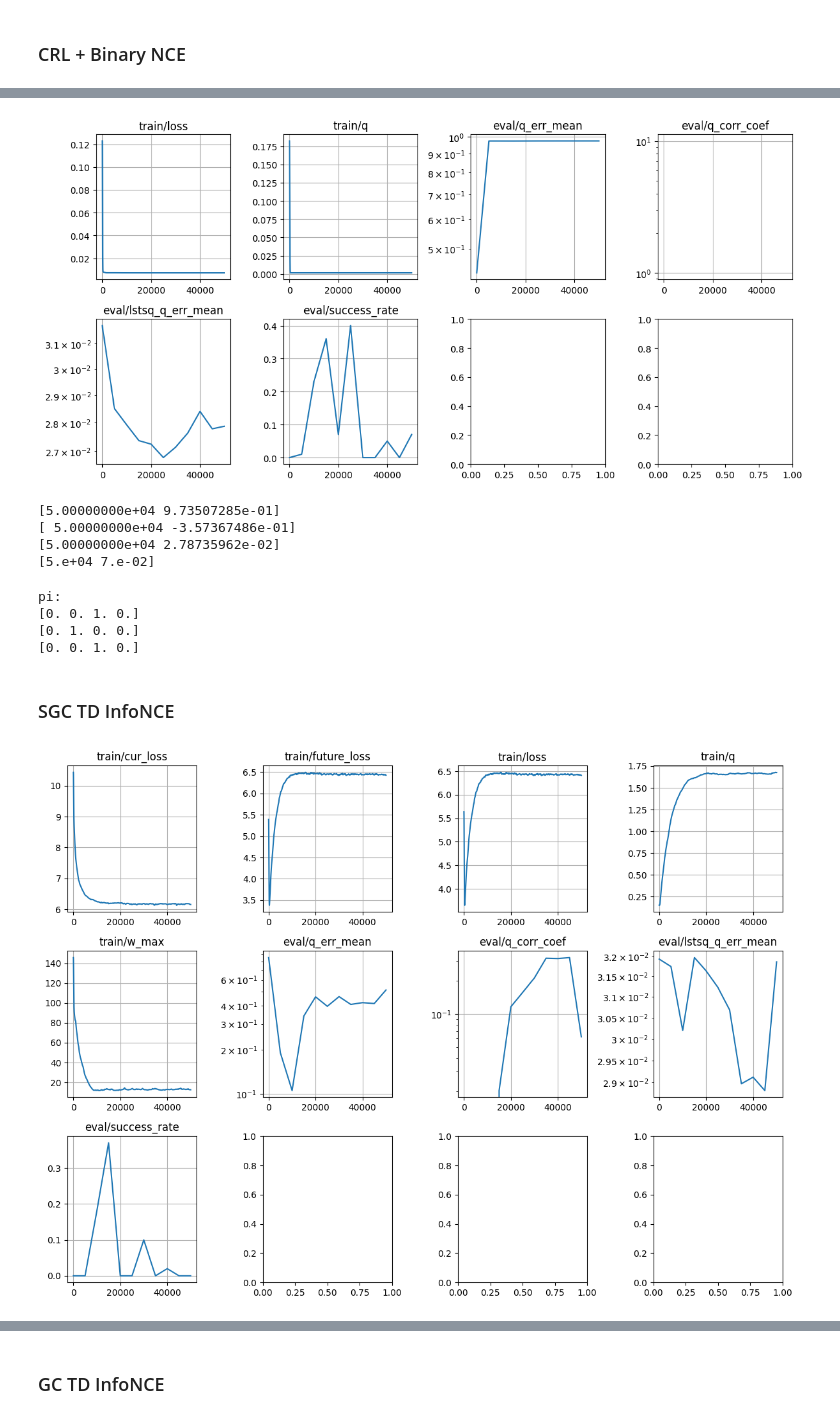
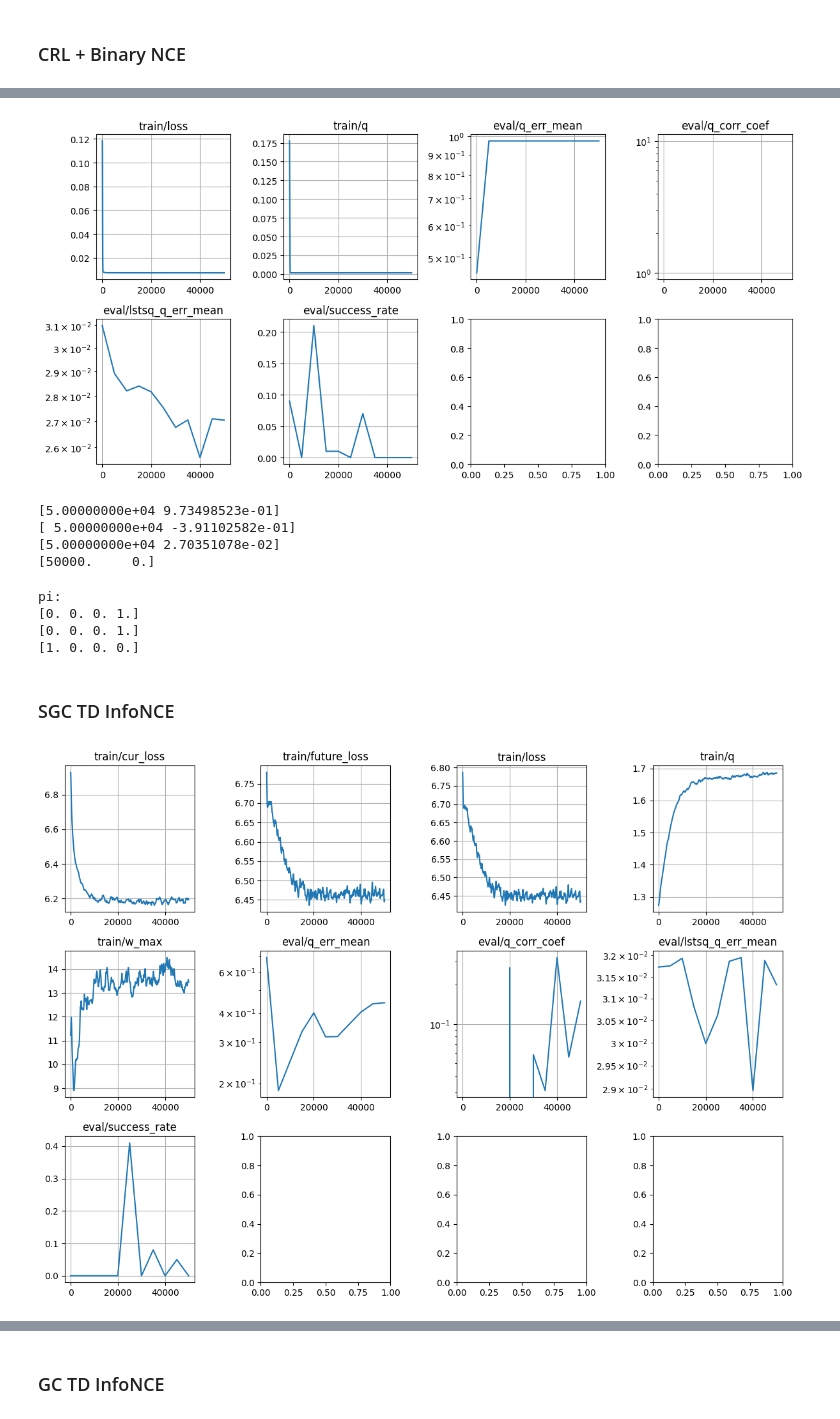
Before and after one commit to chongyi-zheng/ogbench, a Jupyter notebook: notebooks/mdp2gcmdp_CliffWalking.ipynb, the cells around one changed output, grey strips where cells are left out. Drawn from its saved outputs; the diff is of its cells as text; code cells hidden in the pictures.

```diff
--- a/notebooks/mdp2gcmdp_CliffWalking.ipynb
+++ b/notebooks/mdp2gcmdp_CliffWalking.ipynb
@@ -428,8 +428,8 @@ for _ in tqdm.trange(num_episodes):
 for k, v in aug_dataset.items():
     if k in ['observations', 'actions', 'next_obervations']:
         dtype = np.int32
-    elif k in ['masks', 'terminals']:
-        dtype = bool
+    # elif k in ['masks', 'terminals']:
+    #     dtype = bool
     else:
         dtype = np.float32
     aug_dataset[k] = np.array(v, dtype=dtype)
@@ -561,7 +561,7 @@ def sample_augmented_batch(batch_size, p_curgoal=0.2, p_trajgoal=0.5, relabel_re
     if relabel_reward:
         successes = np.logical_or((idxs + 1) == goal_idxs, idxs == goal_idxs).astype(float)
         batch['masks'] = 1.0 - successes
-        batch['rewards'] = successes
+        batch['rewards'] = successes - 1  # 0 for goal and -1 for other states
 
     return batch
 # %%
@@ -1021,8 +1021,8 @@ def loss_fn(params, target_params, batch):
   next_qs = critic.apply(target_params, next_observations, next_actions, goals)
   next_qs = next_qs.reshape([batch_size, env.nA])
   next_q = next_qs.max(axis=-1)
-  # target_q = (1 - discount) * batch['rewards'] + discount * batch['masks'] * next_q
-  target_q = (1 - discount) * batch['rewards'] + discount * next_q
+  target_q = (1 - discount) * batch['rewards'] + discount * batch['masks'] * next_q
+  # target_q = (1 - discount) * batch['rewards'] + discount * next_q
 
   loss = jnp.mean((q - target_q) ** 2)
 
@@ -1359,7 +1359,7 @@ for i in tqdm.trange(1, num_iterations + 1):
     plt.tight_layout()
     plt.show()
 # %% [output]
-[figure, old version]
+[figure, new version]
 # %%
 crl_metrics = metrics
 print(crl_metrics['eval/q_err_mean'][-1])
@@ -1367,10 +1367,10 @@ print(crl_metrics['eval/q_corr_coef'][-1])
 print(crl_metrics['eval/lstsq_q_err_mean'][-1])
 print(crl_metrics['eval/success_rate'][-1])
 # %% [output]
-[5.00000000e+04 9.73507285e-01]
-[ 5.00000000e+04 -3.57367486e-01]
-[5.00000000e+04 2.78735962e-02]
-[5.e+04 7.e-02]
+[5.00000000e+04 9.73498523e-01]
+[ 5.00000000e+04 -3.91102582e-01]
+[5.00000000e+04 2.70351078e-02]
+[50000.     0.]
 # %%
 # evaluation the pi
 obs = jnp.arange(aug_env.nS)[:, None].repeat(aug_env.nA, axis=1).reshape(-1)
@@ -1390,14 +1390,25 @@ print(pi[23])
 print(pi[35])
 # %% [output]
 pi:
-[0. 0. 1. 0.]
-[0. 1. 0. 0.]
-[0. 0. 1. 0.]
+[0. 0. 0. 1.]
+[0. 0. 0. 1.]
+[1. 0. 0. 0.]
 # %% [markdown]
 ### SGC TD InfoNCE
 # %%
+class LogParam(nn.Module):
+  """Scalar parameter module with log scale."""
+
+  init_value: float = 1.0
+
+  @nn.compact
+  def __call__(self):
+    log_value = self.param('log_value', init_fn=lambda key: jnp.full((), jnp.log(self.init_value)))
+    return jnp.exp(log_value)
+
 class Critic(nn.Module):
   repr_dim: int = 512
+  log_temp: LogParam = LogParam()
 
   @nn.compact
   def __call__(self, obs, action, future_obs):
@@ -1410,25 +1421,21 @@ class Critic(nn.Module):
     phi = nn.Sequential([
       nn.Dense(512),
       nn.gelu,
-      # nn.LayerNorm(),
       nn.Dense(512),
       nn.gelu,
-      # nn.LayerNorm(),
       nn.Dense(self.repr_dim),
     ])(phi_inputs)
     psi = nn.Sequential([
       nn.Dense(512),
       nn.gelu,
-      # nn.LayerNorm(),
       nn.Dense(512),
       nn.gelu,
-      # nn.LayerNorm(),
       nn.Dense(self.repr_dim),
     ])(psi_inputs)
 
     phi = phi / jnp.linalg.norm(phi, axis=-1, keepdims=True) * jnp.sqrt(self.repr_dim)
     psi = psi / jnp.linalg.norm(psi, axis=-1, keepdims=True) * jnp.sqrt(self.repr_dim)
-    logits = jnp.einsum('ik,jk->ij', phi, psi)
+    logits = jnp.einsum('ik,jk->ij', phi, psi) / jnp.exp(self.log_temp())
 
     return logits
 # %%
@@ -1444,7 +1451,7 @@ key = jax.random.PRNGKey(np.random.randint(0, 2**32))
 key, critic_key = jax.random.split(key)
 
 example_batch = sample_augmented_batch(2)
-critic = Critic(repr_dim=32)
+critic = Critic(repr_dim=16)
 critic_params = critic.init(critic_key, example_batch['observations'], example_batch['actions'], example_batch['next_observations'])
 target_critic_params = copy.deepcopy(critic_params)
 
@@ -1462,16 +1469,16 @@ def loss_fn(params, target_params, batch):
 
   next_observations = batch['next_observations'][:, None].repeat(aug_env.nA, axis=1).reshape(-1)
   next_actions = jnp.arange(aug_env.nA)[None, :].repeat(batch_size, axis=0).reshape(-1)
-  random_states = jnp.roll(batch['next_observations'], -1, axis=0)[:, None].repeat(aug_env.nA, axis=1).reshape(-1)
+  # random_states = jnp.roll(batch['next_observations'], -1, axis=0)[:, None].repeat(aug_env.nA, axis=1).reshape(-1)
 
   future_logit = critic.apply(
     params, next_observations, next_actions, random_states)
   plus_logits = critic.apply(params, next_observations, next_actions,
                              jnp.full_like(next_observations, (aug_env.nS - 2)))
   I = jnp.eye(batch_size * aug_env.nA)
-  plus_logits = plus_logits * I + future_logit * (1 - I)
-  # plus_log_probs = jnp.diag(plus_logits) - jax.nn.logsumexp(future_logit, axis=-1)
-  plus_log_probs = jnp.diag(jax.nn.log_softmax(plus_logits, axis=-1))
+  # plus_logits = plus_logits * I + future_logit * (1 - I)
+  plus_log_probs = jnp.diag(plus_logits) - jax.nn.logsumexp(future_logit, axis=-1)
+  # plus_log_probs = jnp.diag(jax.nn.log_softmax(plus_logits, axis=-1))
   plus_log_probs = plus_log_probs.reshape([batch_size, aug_env.nA])
   next_actions = jnp.argmax(plus_log_probs, axis=-1)
   next_actions = jax.lax.stop_gradient(next_actions)
@@ -1528,6 +1535,7 @@ def loss_fn(params, target_params, batch):
   return loss, info
 
 optimizer = optax.adam(learning_rate=3e-4)
+# optimizer = optax.adamw(learning_rate=5e-5, weight_decay=1e-2, b1=0.9, b2=0.95)
 opt_state = optimizer.init(critic_params)
 grad_fn = jax.value_and_grad(loss_fn, has_aux=True)
 
@@ -1616,34 +1624,34 @@ def evaluate_fn(params, batch):
     'lstsq_q_err_mean': lstsq_q_err_mean,
     'success_rate': sr,
   }
 
   return info
 
 metrics = defaultdict(list)
 for i in tqdm.trange(1, num_iterations + 1):
   batch = sample_augmented_batch(batch_size)
   critic_params, target_critic_params, opt_state, loss, info = update_fn(
     critic_params, target_critic_params, opt_state, batch)
 
   for k, v in info.items():
     metrics['train/' + k].append(
       np.array([i, v])
     )
 
   if i == 1 or i % eval_interval == 0:
     eval_info = evaluate_fn(critic_params, batch)
     for k, v in eval_info.items():
       metrics['eval/' + k].append(
         np.array([i, v])
       )
 
   if i == 1 or i % log_interval == 0:
     plot_metrics(metrics, logyscale_stats=['eval/q_err_mean', 'eval/lstsq_q_err_mean', 'eval/q_corr_coef'])
     display.clear_output(wait=True)
     plt.tight_layout()
     plt.show()
 # %% [output]
-[figure, old version]
+[figure, new version]
 # %%
 sgc_td_infonce_metrics = metrics
 print(sgc_td_infonce_metrics['eval/q_err_mean'][-1])
```
Also changed, not shown: parts of 26 cells of this notebook.
